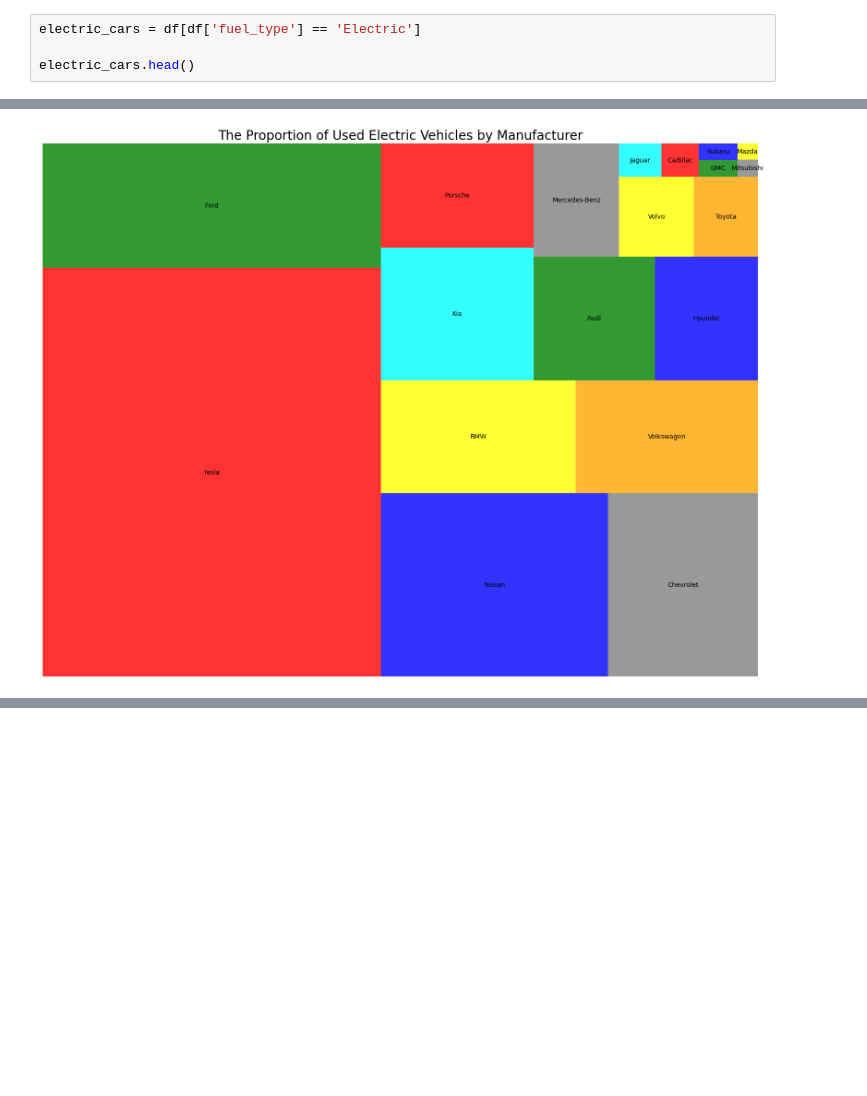
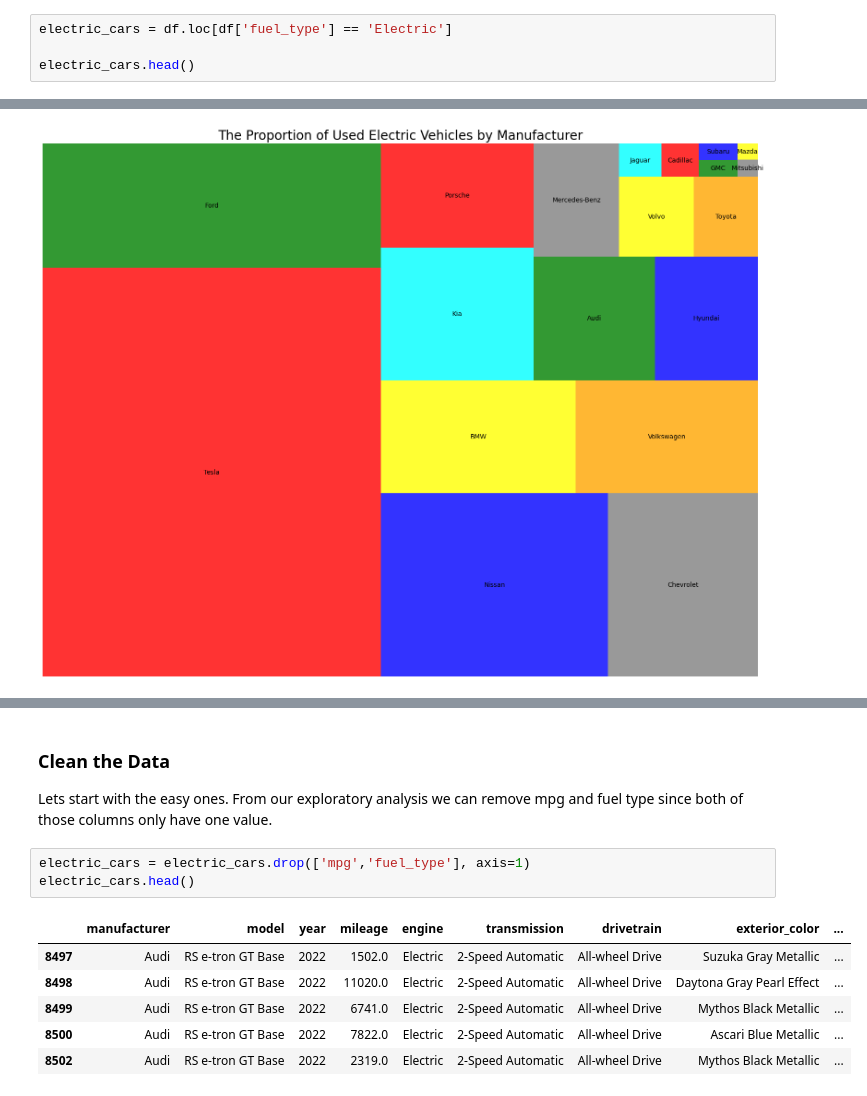
Before and after one commit to Pav-Van/Used-Electric-Vehicle-Analysis-and-Prediction-Model, a Jupyter notebook: Used_cars.ipynb, the cells around one changed output, grey strips where cells are left out. Drawn from its saved outputs; the diff is of its cells as text; blank space fills up the shorter version.

Commit message:
Update: dropped MPG and Fuel Type columns

```diff
--- a/Used_cars.ipynb
+++ b/Used_cars.ipynb
@@ -122,7 +122,7 @@ Text(0.5, 0, 'Fuel Type')
 
 First, lets create a new Dataframe that only includes electric vehicles.
 # %%
-electric_cars = df[df['fuel_type'] == 'Electric']
+electric_cars = df.loc[df['fuel_type'] == 'Electric']
 
 electric_cars.head()
 # %% [output]
@@ -242,0 +244,14 @@ electric_cars[electric_cars['manufacturer'] == 'Mazda']
+# %% [markdown]
+<h3> Clean the Data </h3>
+
+Lets start with the easy ones. From our exploratory analysis we can remove mpg and fuel type since both of those columns only have one value.
+# %%
+electric_cars = electric_cars.drop(['mpg','fuel_type'], axis=1)
+electric_cars.head()
+# %% [output]
+|  | manufacturer | model | year | mileage | engine | transmission | drivetrain | exterior_color | ... |
+| 8497 | Audi | RS e-tron GT Base | 2022 | 1502.0 | Electric | 2-Speed Automatic | All-wheel Drive | Suzuka Gray Metallic | ... |
+| 8498 | Audi | RS e-tron GT Base | 2022 | 11020.0 | Electric | 2-Speed Automatic | All-wheel Drive | Daytona Gray Pearl Effect | ... |
+| 8499 | Audi | RS e-tron GT Base | 2022 | 6741.0 | Electric | 2-Speed Automatic | All-wheel Drive | Mythos Black Metallic | ... |
+| 8500 | Audi | RS e-tron GT Base | 2022 | 7822.0 | Electric | 2-Speed Automatic | All-wheel Drive | Ascari Blue Metallic | ... |
+| 8502 | Audi | RS e-tron GT Base | 2022 | 2319.0 | Electric | 2-Speed Automatic | All-wheel Drive | Mythos Black Metallic | ... |
```
Also changed, not shown: parts of 2 cells of this notebook.
